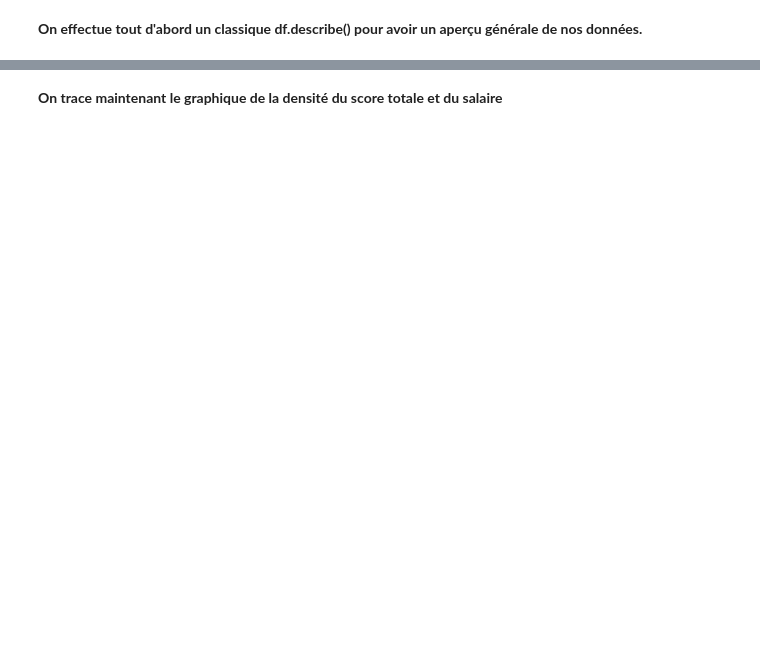
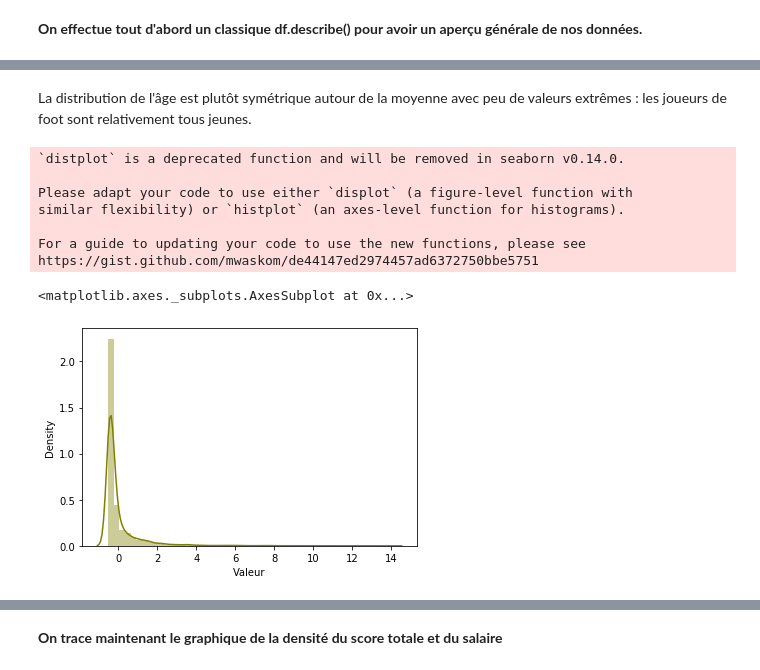
Before and after one commit to ambreetienne/Projet-python, a Jupyter notebook: Notebook_final.ipynb, the cells around one changed output, grey strips where cells are left out. Drawn from its saved outputs; the diff is of its cells as text; code cells hidden in the pictures; blank space fills up the shorter version.

```diff
--- a/Notebook_final.ipynb
+++ b/Notebook_final.ipynb
@@ -273,0 +308,15 @@ sns.distplot(df["score_standard"] , color="olive", ax=axes[1])
+# %% [markdown]
+La distribution de l'âge est plutôt symétrique autour de la moyenne avec peu de valeurs extrêmes : les joueurs de foot sont relativement tous jeunes.
+# %%
+#Valeur marchande des joueurs
+sns.distplot(df2["Valeur"] , color="olive")
+# %% [output]
+`distplot` is a deprecated function and will be removed in seaborn v0.14.0.
+
+Please adapt your code to use either `displot` (a figure-level function with
+similar flexibility) or `histplot` (an axes-level function for histograms).
+
+For a guide to updating your code to use the new functions, please see
+https://gist.github.com/mwaskom/de44147ed2974457ad6372750bbe5751
+<matplotlib.axes._subplots.AxesSubplot at 0x...>
+[figure, added]
```
Also changed, not shown: parts of 63 cells of this notebook.
